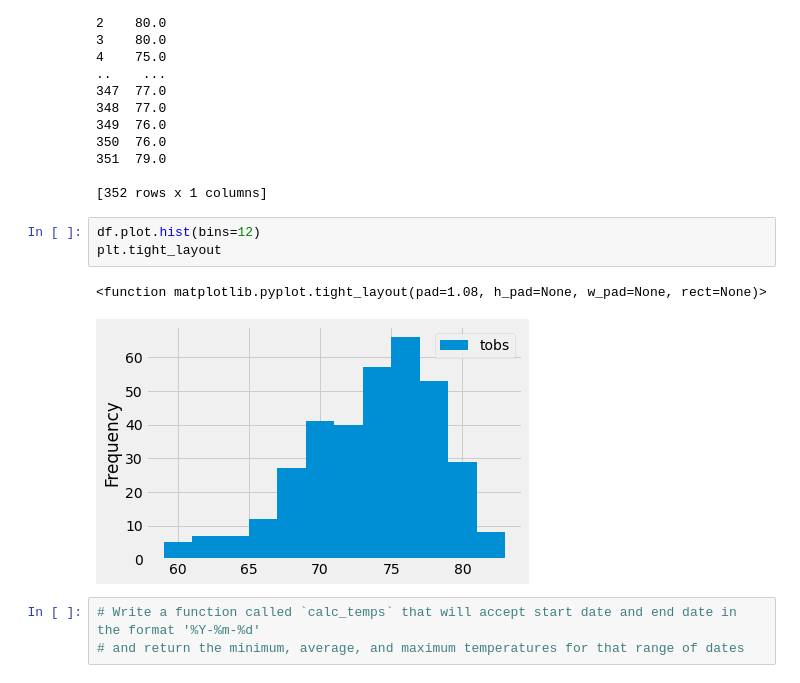
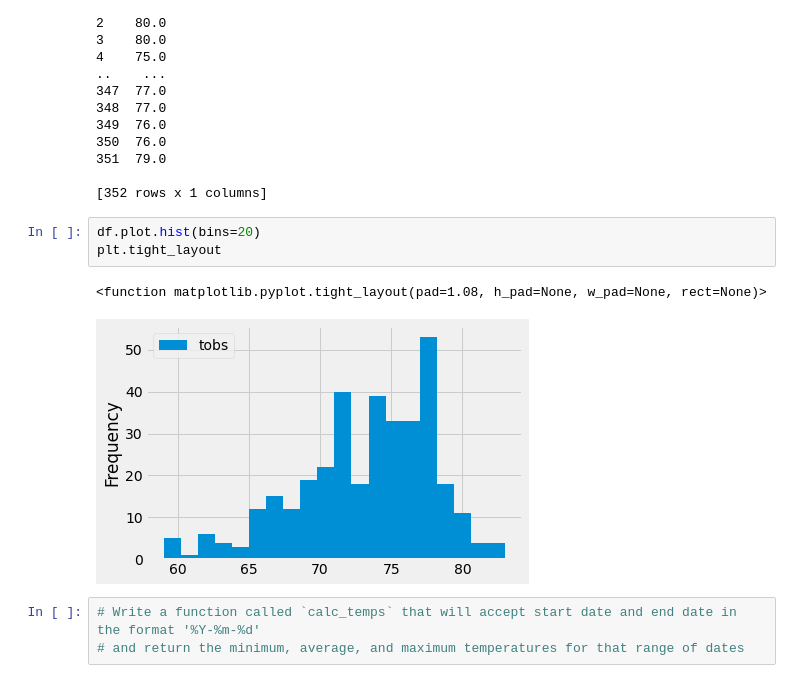
Before and after one commit to jaredcclarke/surfs_up, a Jupyter notebook: climate_analysis.ipynb, the cells around one changed output. Saved outputs shown, nothing was run; the diff lists cells and outputs as text.

```diff
--- a/climate_analysis.ipynb
+++ b/climate_analysis.ipynb
@@ -190,11 +190,11 @@ print(df)
 
 [352 rows x 1 columns]
 # %%
-df.plot.hist(bins=12)
+df.plot.hist(bins=20)
 plt.tight_layout
 # %% [output]
 <function matplotlib.pyplot.tight_layout(pad=1.08, h_pad=None, w_pad=None, rect=None)>
-[figure, old version]
+[figure, new version]
 # %%
 # Write a function called `calc_temps` that will accept start date and end date in the format '%Y-%m-%d'
 # and return the minimum, average, and maximum temperatures for that range of dates
```
Also changed, not shown: 1 other file.
